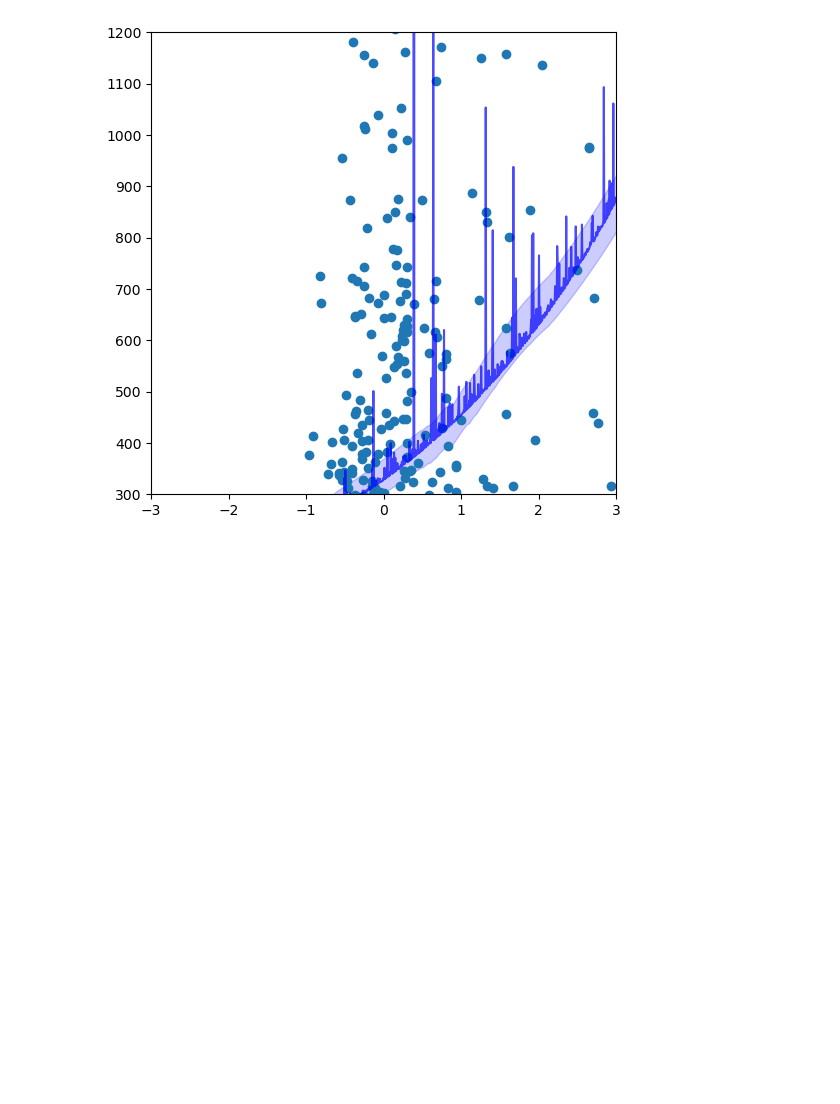
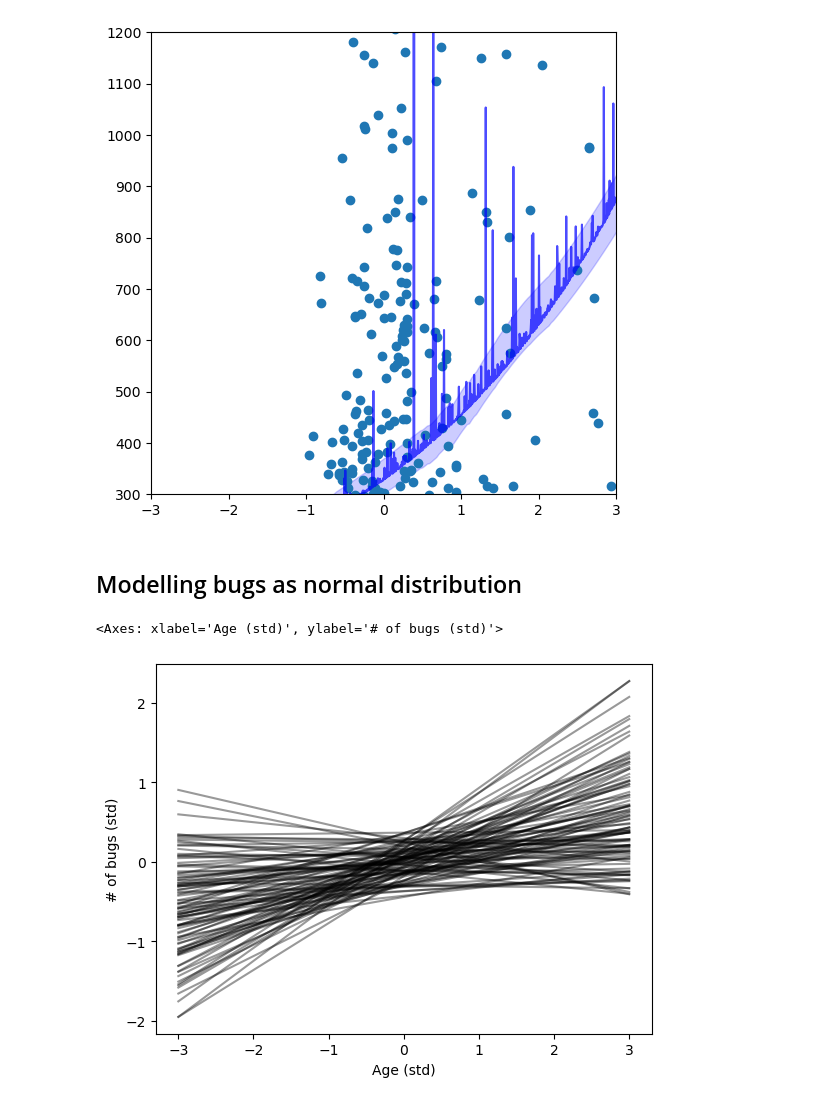
Before and after one commit to ah140797/PPExam24, a Jupyter notebook: anders.ipynb, the cells around one changed output. Drawn from its saved outputs; the diff is of its cells as text; code cells hidden in the pictures; blank space fills up the shorter version.

Commit message:
the normal dist implementation

```diff
--- a/anders.ipynb
+++ b/anders.ipynb
@@ -378,3 +378,5 @@ plt.ylim(300,1200)
 # %% [output]
 (300.0, 1200.0)
 [figure]
+# %% [markdown]
+## Modelling bugs as normal distribution
@@ -380,0 +385,32 @@ plt.ylim(300,1200)
+# %%
+#We had inspiration from https://github.com/pymc-devs/pymc-resources/blob/main/Rethinking_2/Chp_11.ipynb
+
+def prior_plot_normal(N: int = 100, b_mean: int = 0, b_std: int = 0, ax1=None, ax2=None):
+    if ax1 is None:
+        _, ax1 = plt.subplots()
+        ax1.set_ylabel("# of bugs (std)")
+    #if ax2 is None:
+    #    _, ax2 = plt.subplots()
+    #    ax2.set_ylabel("Number of bugs")
+
+    intercepts = np.random.normal(0, 0.2, N)
+    slopes = np.random.normal(b_mean, b_std, N)
+
+    x_seq_std = np.linspace(-3, 3, N) # on std. scale
+    #x_seq = np.linspace(np.log(100), np.log(20000), N) # on normal scale
+
+    for a, b in zip(intercepts, slopes):
+        ax1.plot(x_seq_std, a + b * x_seq_std, "k", alpha=0.4)
+    ax1.set_xlabel("Age (std)")
+
+    #Use for non-std age if it will work
+    #for a, b in zip(intercepts, slopes):
+    #    ax2.plot(x_seq, np.exp(a + b * x_seq), "k", alpha=0.4)
+    #ax2.set_xlabel("Age")
+
+    return ax1
+# %%
+prior_plot_normal(100, 0.2, 0.2)
+# %% [output]
+<Axes: xlabel='Age (std)', ylabel='# of bugs (std)'>
+[figure, added]
```
Also changed, not shown: parts of 11 cells of this notebook.
